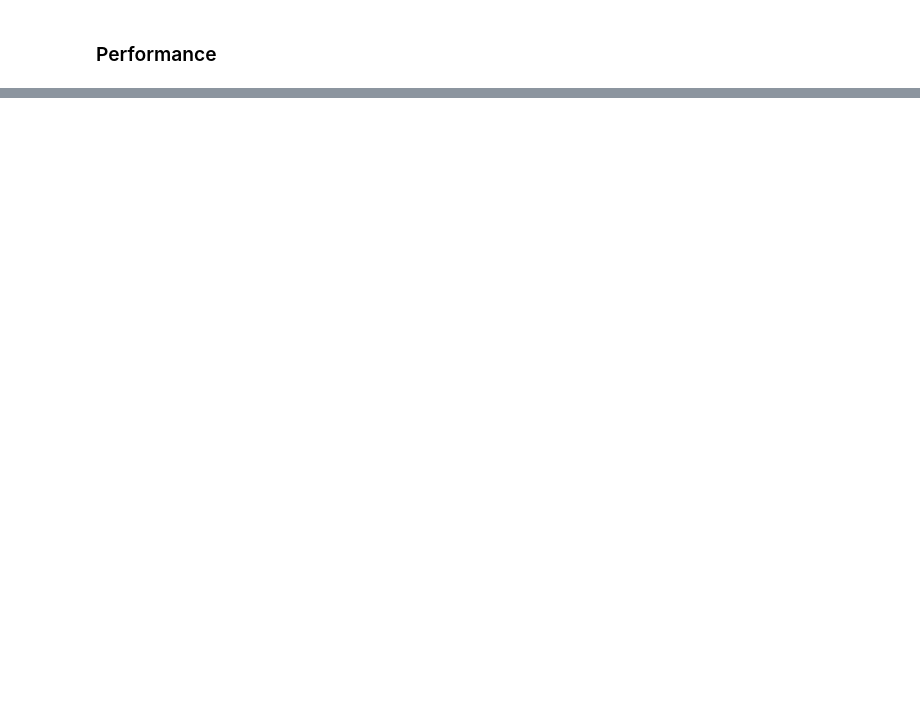
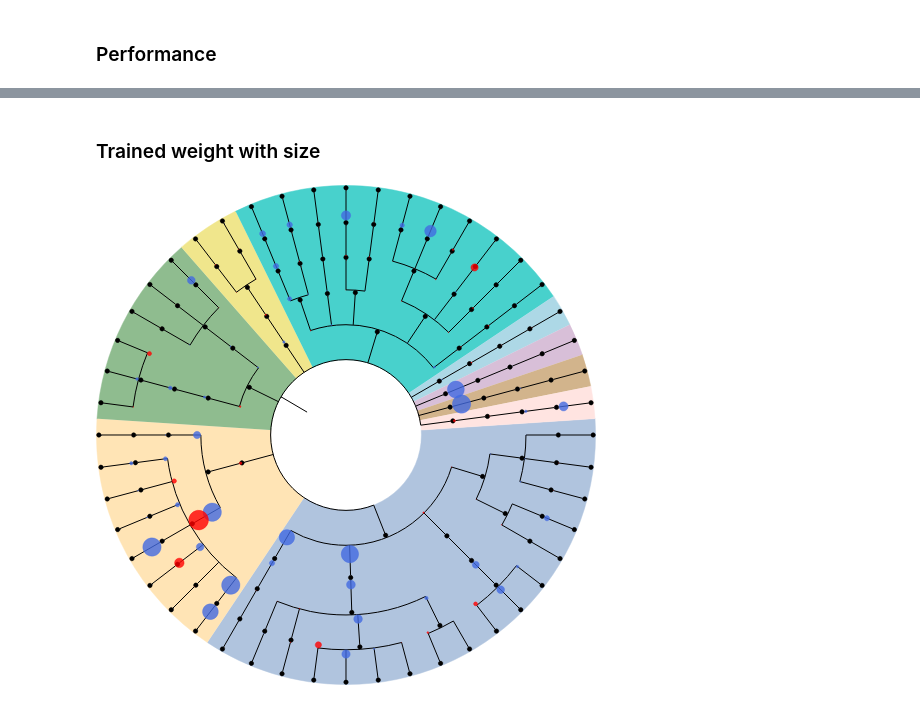
Before and after one commit to Young-won/deepbiome, a Jupyter notebook: examples/analysis-simulation.ipynb, the cells around one changed output, grey strips where cells are left out. Saved outputs shown, nothing was run; the diff lists cells and outputs as text; code cells hidden in the pictures; blank space fills up the shorter version.

```diff
--- a/examples/analysis-simulation.ipynb
+++ b/examples/analysis-simulation.ipynb
@@ -330,0 +369,11 @@ for i in range(summary.shape[0]):
+# %% [markdown]
+### Trained weight with size
+# %%
+deepbiome_draw_phylogenetic_tree(log, network_info, path_info, num_classes,
+                                 file_name='%%inline', img_w=500, branch_vertical_margin=20, arc_start=0, arc_span=360,
+                                 node_name_on=False, name_fsize=50,
+                                 tree_weight_on=True, tree_weight=trained_weight_list[:4],
+                                 weight_opacity=0.8, weight_max_radios=20,
+                                 background_color_on=True, phylumn_color=phylumn_color)
+# %% [output]
+[figure, added]
```
Also changed, not shown: parts of 19 cells of this notebook, 3 other files.
